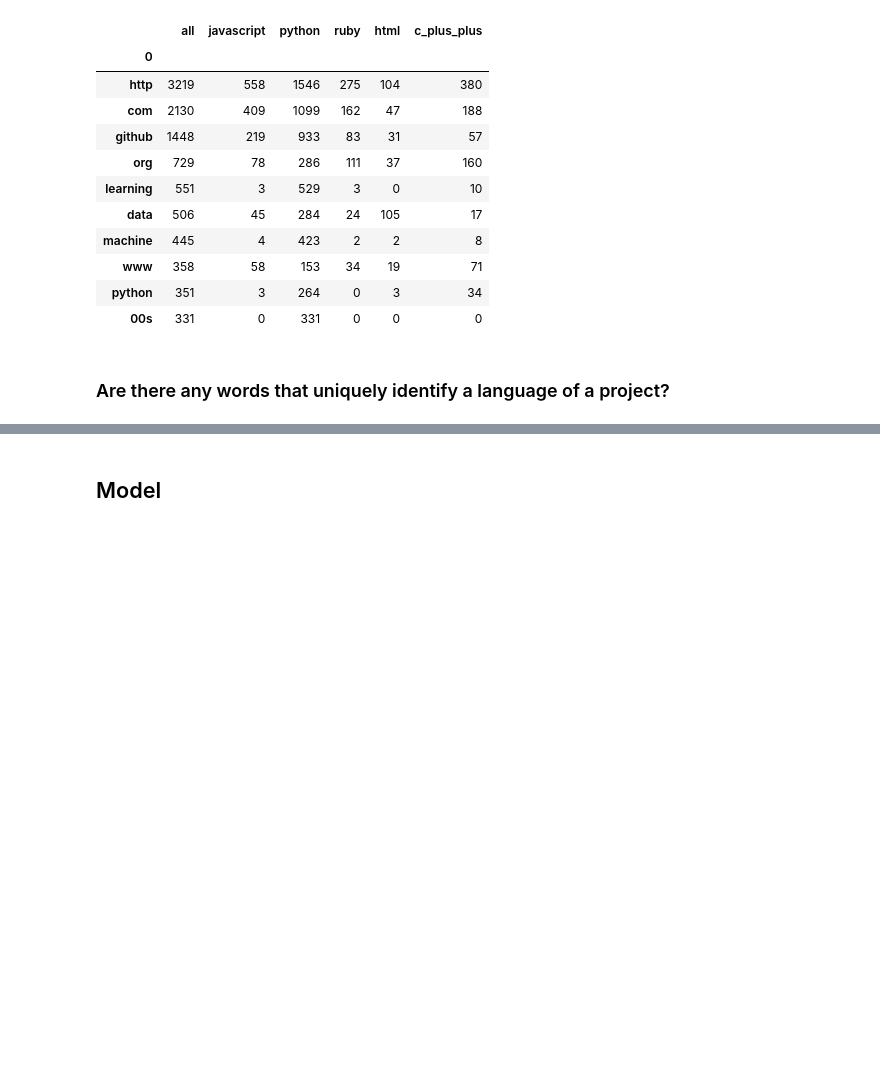
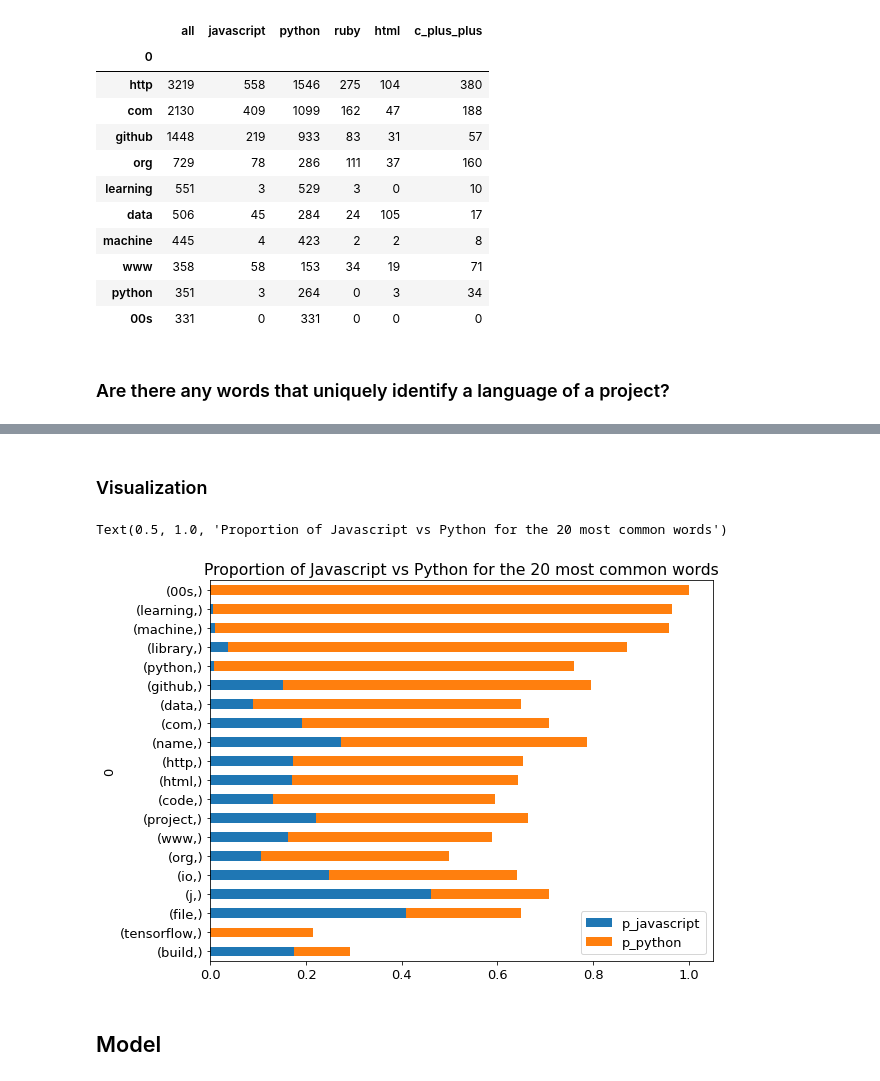
Before and after one commit to NLP-404-Not-Found/nlp-project, a Jupyter notebook: kwames_sketchbook.ipynb, the cells around one changed output, grey strips where cells are left out. Cells and saved outputs as stored; diff of their text form; code cells hidden in the pictures; blank space fills up the shorter version.

```diff
--- a/kwames_sketchbook.ipynb
+++ b/kwames_sketchbook.ipynb
@@ -6,7 +6,7 @@
 import numpy as np
 import pandas as pd
 import seaborn as sns
-import matplotlib as plt
+import matplotlib.pyplot as plt
 
 import unicodedata
 import re
@@ -23,6 +23,10 @@ import prepare
 # ignore warnings
 import warnings
 warnings.filterwarnings("ignore")
+
+# default viz size settings
+plt.rc('figure', figsize=(9, 7))
+plt.rc('font', size=13)
 # %%
 nltk.download('wordnet')
 # %% [output]
@@ -281,3 +293,20 @@ pd.concat([word_counts[word_counts.javascript == 0].sort_values(by='python').tai
+# %% [markdown]
+### Visualization
+# %%
+# figure out the percentage of javascript vs python
+(word_counts
+ .assign(p_javascript=word_counts.javascript / word_counts['all'],
+         p_python=word_counts.python / word_counts['all'])
+ .sort_values(by='all')
+ [['p_javascript', 'p_python']]
+ .tail(20)
+ .sort_values('p_python')
+ .plot.barh(stacked=True))
+
+plt.title('Proportion of Javascript vs Python for the 20 most common words')
+# %% [output]
+Text(0.5, 1.0, 'Proportion of Javascript vs Python for the 20 most common words')
+[figure, added]
 # %% [markdown]
 ## Model
 # %% [markdown]
```
Also changed, not shown: parts of 1 cell of this notebook.
